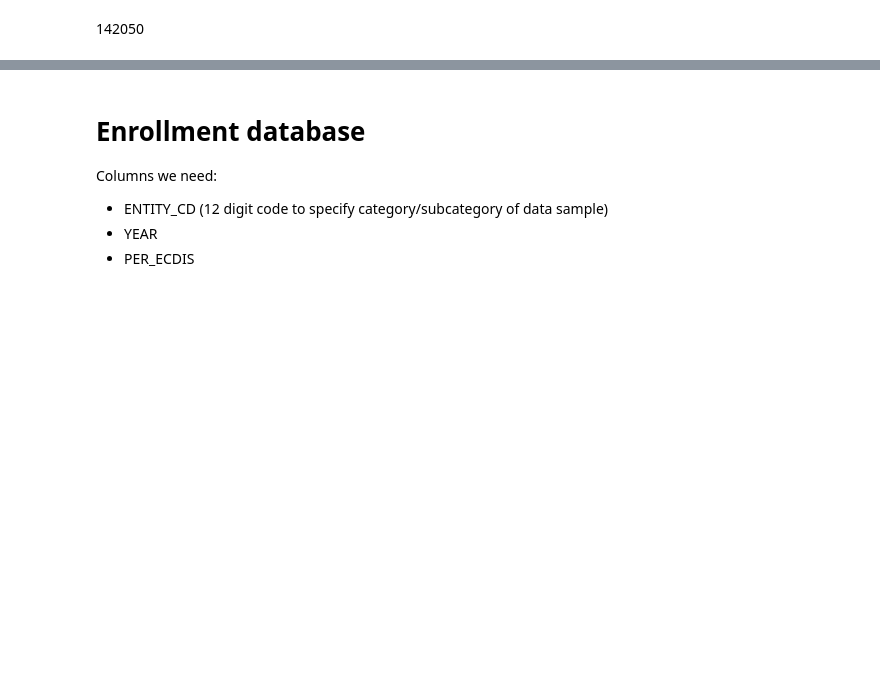
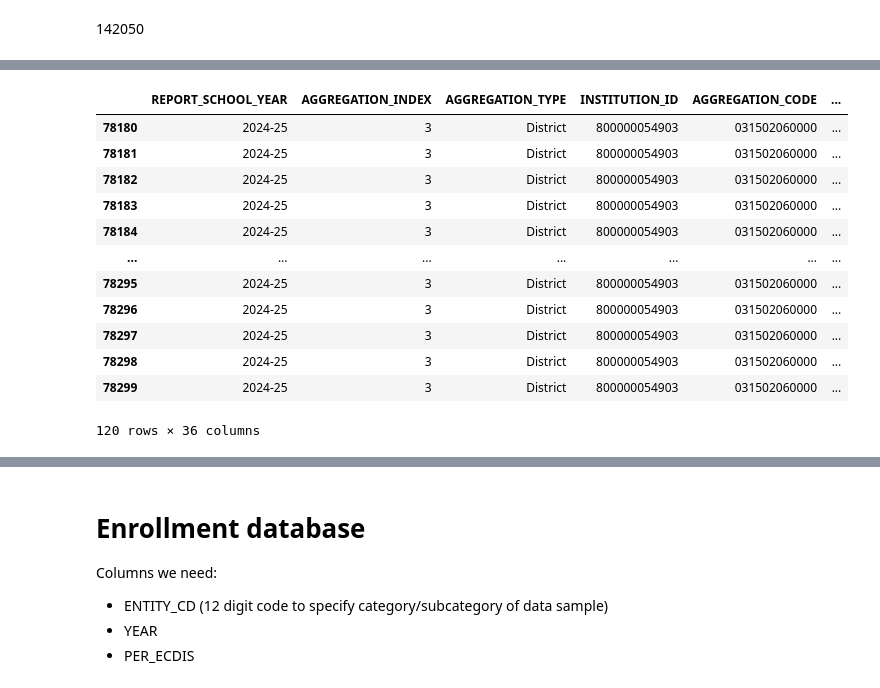
Before and after one commit to aamirmd/ny-education-analysis, a Jupyter notebook: notebooks/00_data_preparation.ipynb, the cells around one changed output, grey strips where cells are left out. Cells and saved outputs as stored; diff of their text form; code cells hidden in the pictures; blank space fills up the shorter version.

```diff
--- a/notebooks/00_data_preparation.ipynb
+++ b/notebooks/00_data_preparation.ipynb
@@ -42 +138,17 @@ df[['REPORT_SCHOOL_YEAR','AGGREGATION_NAME', 'lea_beds',
+# %%
+og.loc[(og.AGGREGATION_INDEX == '3') & (og.AGGREGATION_NAME == 'JOHNSON CITY CSD')]
+# %% [output]
+|  | REPORT_SCHOOL_YEAR | AGGREGATION_INDEX | AGGREGATION_TYPE | INSTITUTION_ID | AGGREGATION_CODE | ... |
+| 78180 | 2024-25 | 3 | District | 800000054903 | 031502060000 | ... |
+| 78181 | 2024-25 | 3 | District | 800000054903 | 031502060000 | ... |
+| 78182 | 2024-25 | 3 | District | 800000054903 | 031502060000 | ... |
+| 78183 | 2024-25 | 3 | District | 800000054903 | 031502060000 | ... |
+| 78184 | 2024-25 | 3 | District | 800000054903 | 031502060000 | ... |
+| ... | ... | ... | ... | ... | ... | ... |
+| 78295 | 2024-25 | 3 | District | 800000054903 | 031502060000 | ... |
+| 78296 | 2024-25 | 3 | District | 800000054903 | 031502060000 | ... |
+| 78297 | 2024-25 | 3 | District | 800000054903 | 031502060000 | ... |
+| 78298 | 2024-25 | 3 | District | 800000054903 | 031502060000 | ... |
+| 78299 | 2024-25 | 3 | District | 800000054903 | 031502060000 | ... |
+120 rows × 36 columns
 # %%
```
Also changed, not shown: parts of 11 cells of this notebook.
